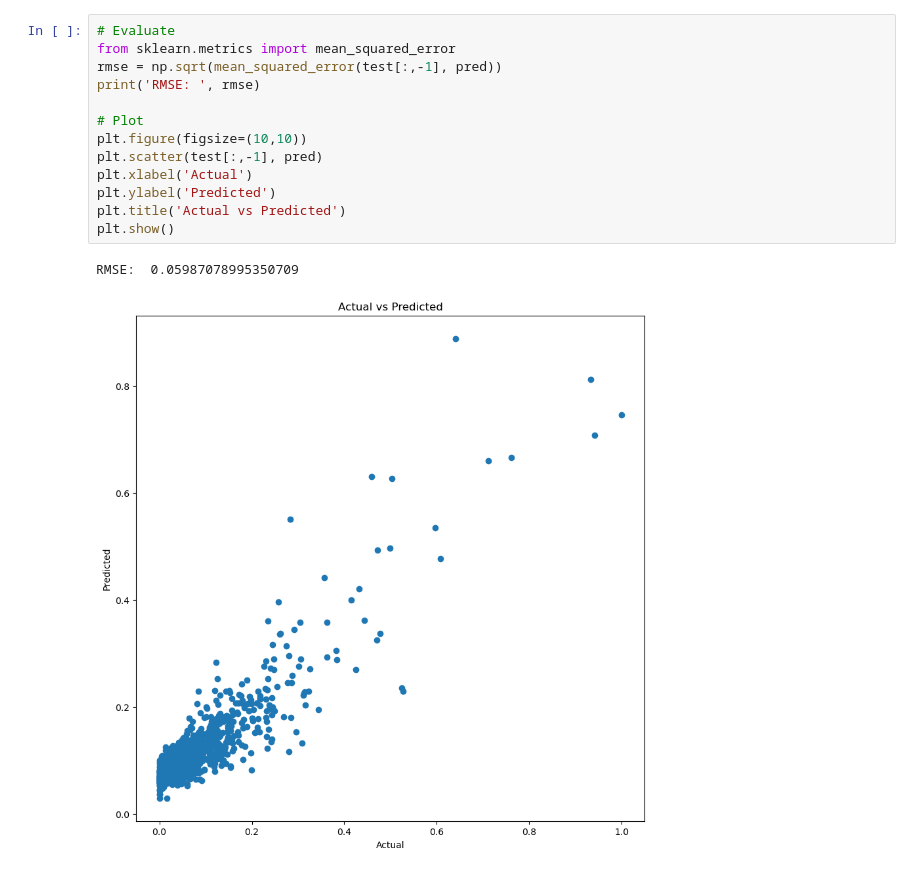
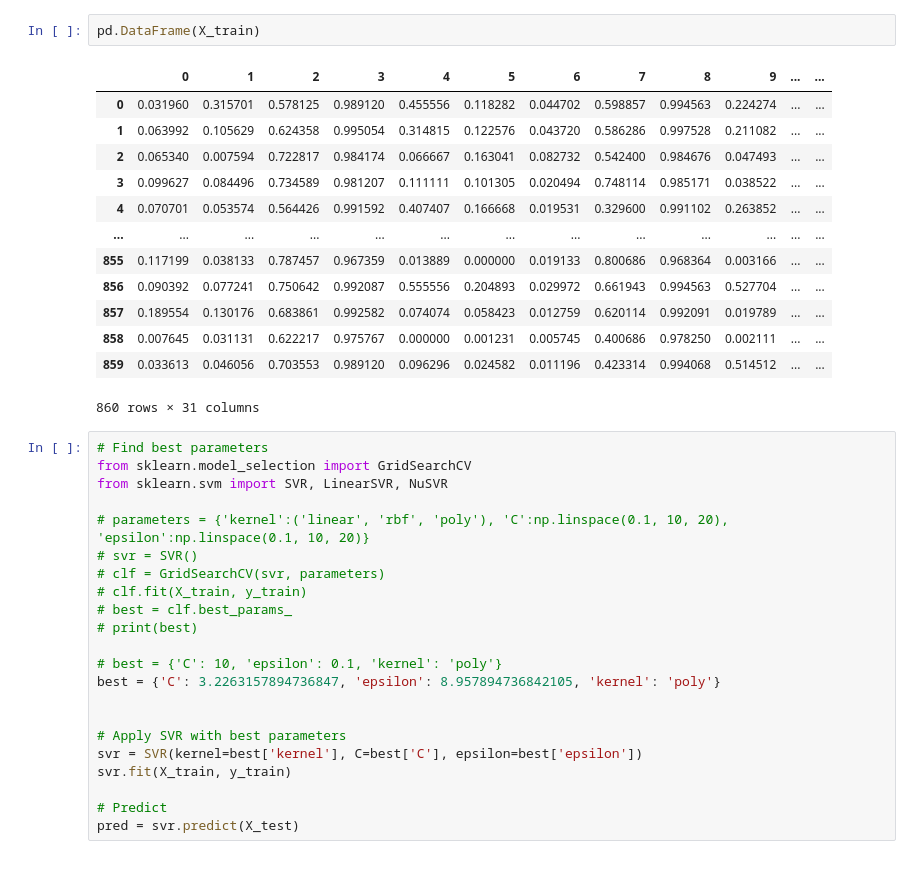
Before and after one commit to epfl-ada/ada-2023-project-cinemada, a Jupyter notebook: fame.ipynb, the cells around one changed output. Saved outputs shown, nothing was run; the diff lists cells and outputs as text.

```diff
--- a/fame.ipynb
+++ b/fame.ipynb
@@ -60,16 +110,38 @@ pred = svr.predict(test[:,:-1])
-# %%
-# Evaluate
-from sklearn.metrics import mean_squared_error
-rmse = np.sqrt(mean_squared_error(test[:,-1], pred))
-print('RMSE: ', rmse)
-
-# Plot
-plt.figure(figsize=(10,10))
-plt.scatter(test[:,-1], pred)
-plt.xlabel('Actual')
-plt.ylabel('Predicted')
-plt.title('Actual vs Predicted')
-plt.show()
-# %% [output]
-RMSE:  0.05987078995350709
-[figure, removed]
+# %%
+pd.DataFrame(X_train)
+# %% [output]
+|  | 0 | 1 | 2 | 3 | 4 | 5 | 6 | 7 | 8 | 9 | ... | ... |
+| 0 | 0.031960 | 0.315701 | 0.578125 | 0.989120 | 0.455556 | 0.118282 | 0.044702 | 0.598857 | 0.994563 | 0.224274 | ... | ... |
+| 1 | 0.063992 | 0.105629 | 0.624358 | 0.995054 | 0.314815 | 0.122576 | 0.043720 | 0.586286 | 0.997528 | 0.211082 | ... | ... |
+| 2 | 0.065340 | 0.007594 | 0.722817 | 0.984174 | 0.066667 | 0.163041 | 0.082732 | 0.542400 | 0.984676 | 0.047493 | ... | ... |
+| 3 | 0.099627 | 0.084496 | 0.734589 | 0.981207 | 0.111111 | 0.101305 | 0.020494 | 0.748114 | 0.985171 | 0.038522 | ... | ... |
+| 4 | 0.070701 | 0.053574 | 0.564426 | 0.991592 | 0.407407 | 0.166668 | 0.019531 | 0.329600 | 0.991102 | 0.263852 | ... | ... |
+| ... | ... | ... | ... | ... | ... | ... | ... | ... | ... | ... | ... | ... |
+| 855 | 0.117199 | 0.038133 | 0.787457 | 0.967359 | 0.013889 | 0.000000 | 0.019133 | 0.800686 | 0.968364 | 0.003166 | ... | ... |
+| 856 | 0.090392 | 0.077241 | 0.750642 | 0.992087 | 0.555556 | 0.204893 | 0.029972 | 0.661943 | 0.994563 | 0.527704 | ... | ... |
+| 857 | 0.189554 | 0.130176 | 0.683861 | 0.992582 | 0.074074 | 0.058423 | 0.012759 | 0.620114 | 0.992091 | 0.019789 | ... | ... |
+| 858 | 0.007645 | 0.031131 | 0.622217 | 0.975767 | 0.000000 | 0.001231 | 0.005745 | 0.400686 | 0.978250 | 0.002111 | ... | ... |
+| 859 | 0.033613 | 0.046056 | 0.703553 | 0.989120 | 0.096296 | 0.024582 | 0.011196 | 0.423314 | 0.994068 | 0.514512 | ... | ... |
+860 rows × 31 columns
+# %%
+# Find best parameters
+from sklearn.model_selection import GridSearchCV
+from sklearn.svm import SVR, LinearSVR, NuSVR
+
+# parameters = {'kernel':('linear', 'rbf', 'poly'), 'C':np.linspace(0.1, 10, 20), 'epsilon':np.linspace(0.1, 10, 20)}
+# svr = SVR()
+# clf = GridSearchCV(svr, parameters)
+# clf.fit(X_train, y_train)
+# best = clf.best_params_
+# print(best)
+
+# best = {'C': 10, 'epsilon': 0.1, 'kernel': 'poly'}
+best = {'C': 3.2263157894736847, 'epsilon': 8.957894736842105, 'kernel': 'poly'}
+
+
+# Apply SVR with best parameters
+svr = SVR(kernel=best['kernel'], C=best['C'], epsilon=best['epsilon'])
+svr.fit(X_train, y_train)
+
+# Predict
+pred = svr.predict(X_test)
```
Also changed, not shown: parts of 22 cells of this notebook, 1 other file.
